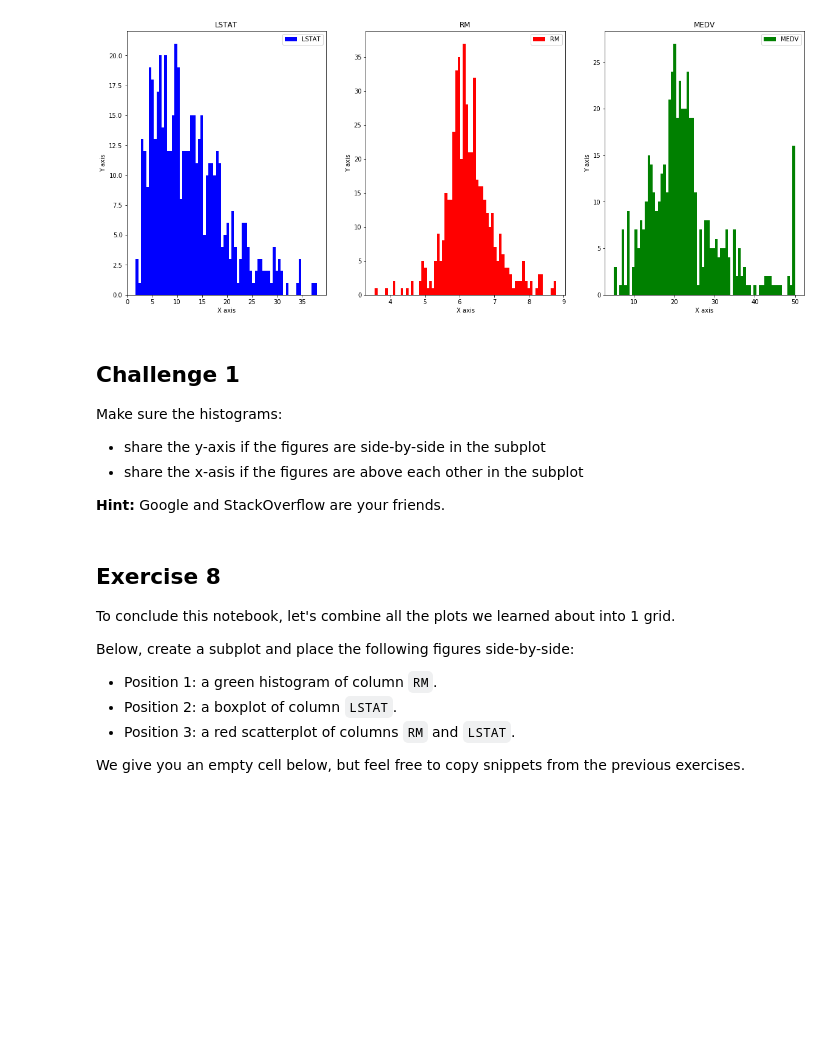
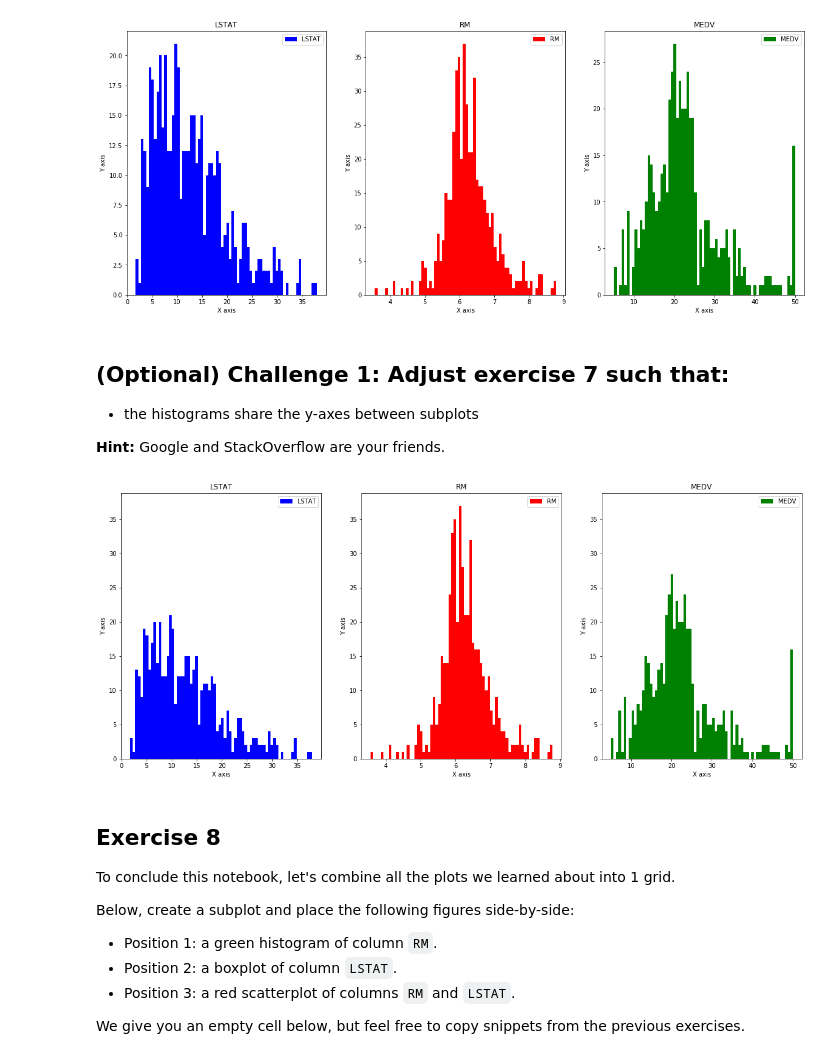
Before and after one commit to BjornvdLaan/pythoncourse, a Jupyter notebook: answers/Matplotlib Answer Sheet.ipynb, the cells around one changed output. Cells and saved outputs as stored; diff of their text form; code cells hidden in the pictures; blank space fills up the shorter version.

```diff
--- a/answers/Matplotlib Answer Sheet.ipynb
+++ b/answers/Matplotlib Answer Sheet.ipynb
@@ -182,9 +180,7 @@ plt.show()
 # %% [output]
 [figure]
 # %% [markdown]
-## Challenge 1
-Make sure the histograms:
-- share the y-axis if the figures are side-by-side in the subplot
-- share the x-asis if the figures are above each other in the subplot
+## (Optional) Challenge 1: Adjust exercise 7 such that:
+- the histograms share the y-axes between subplots
 
 **Hint:** Google and StackOverflow are your friends.
@@ -193,3 +187,30 @@ Make sure the histograms:
+# %%
+plt.subplots(figsize=[20,8], nrows=1, ncols=3) # Set the figure size
+
+ax1 = plt.subplot(1, 3, 1) # Fill the 1st spot in our subplot of 3 rows and 1 column
+plt.hist(data['LSTAT'], label='LSTAT', bins=70, color='b')
+plt.xlabel('X axis')
+plt.ylabel('Y axis')
+plt.title('LSTAT')
+plt.legend()
+
+ax2 = plt.subplot(1, 3, 2, sharey=ax1) # Fill the 2nd spot in our subplot of 3 rows and 1 column
+plt.hist(data['RM'], label='RM', bins=70, color='r')
+plt.xlabel('X axis')
+plt.ylabel('Y axis')
+plt.title('RM')
+plt.legend()
+
+ax3 = plt.subplot(1, 3, 3, sharey=ax1) # Fill the 3rd spot in our subplot of 3 rows and 1 column
+plt.hist(data['MEDV'], label='MEDV', bins=70, color='g')
+plt.xlabel('X axis')
+plt.ylabel('Y axis')
+plt.title('MEDV')
+plt.legend()
+
+plt.show()
+# %% [output]
+[figure, added]
 # %% [markdown]
 ## Exercise 8
 To conclude this notebook, let's combine all the plots we learned about into 1 grid.
```
Also changed, not shown: parts of 4 cells of this notebook, 2 other files.
